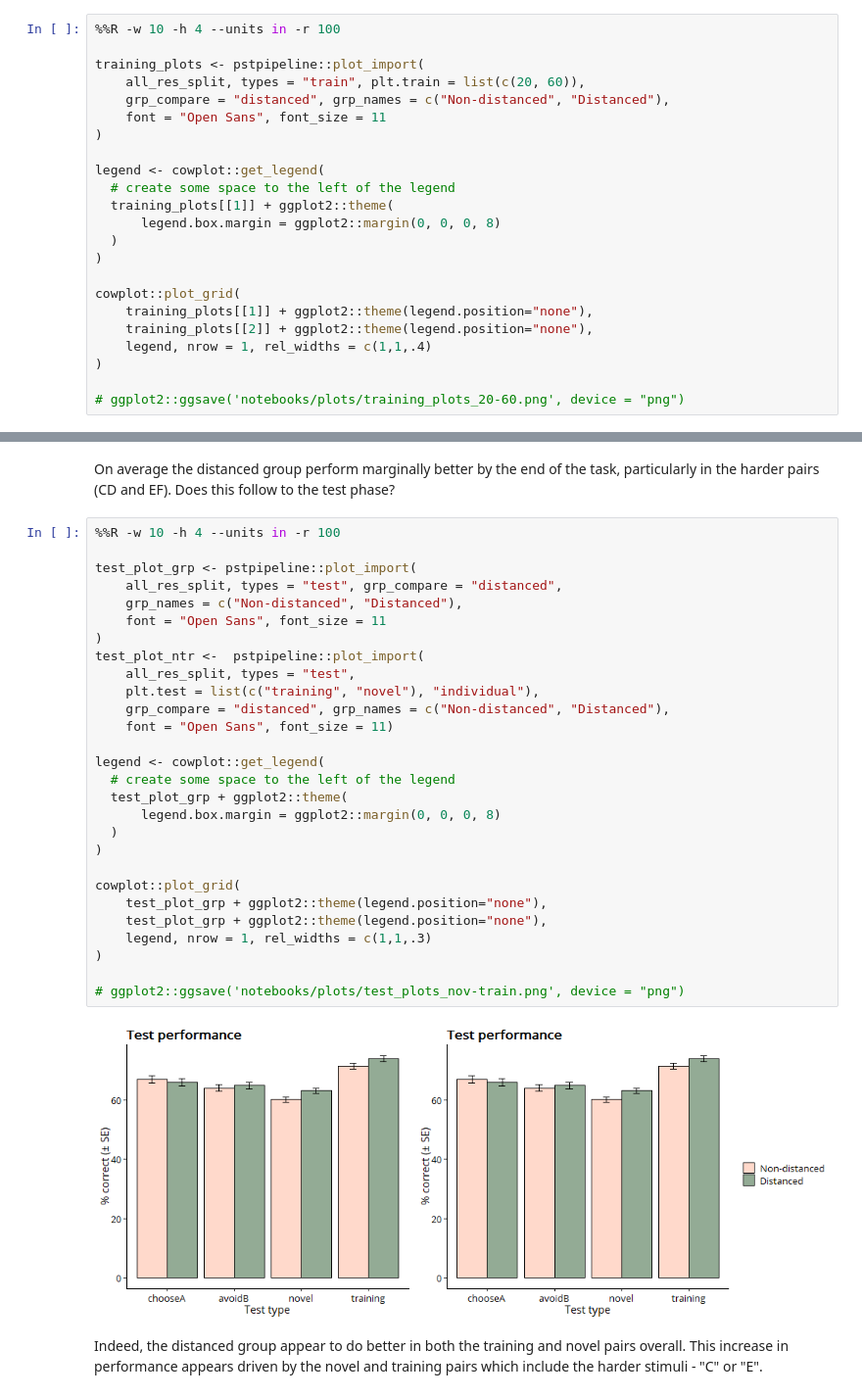
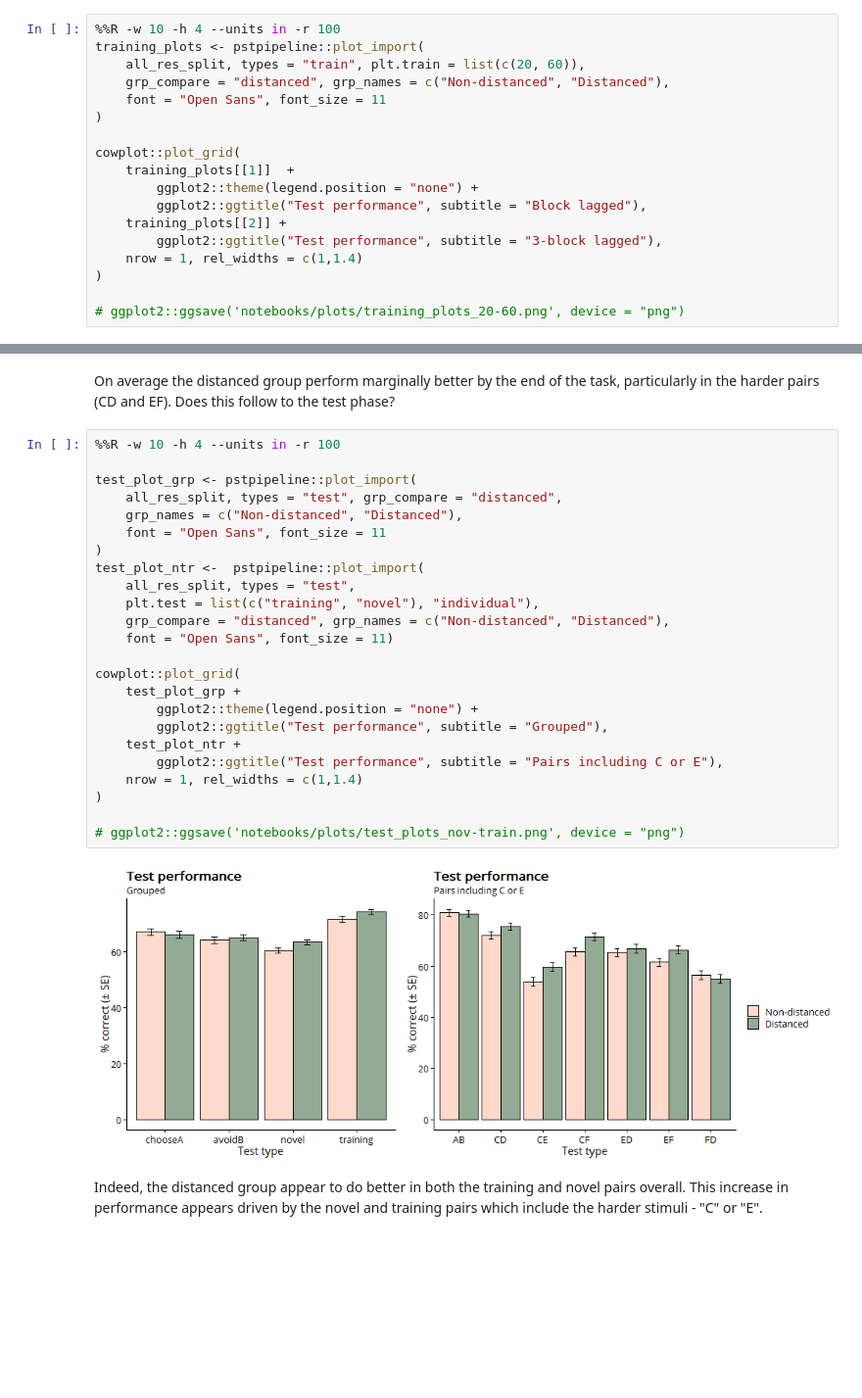
Before and after one commit to qdercon/pstpipeline, a Jupyter notebook: notebooks/data_cleaning_factor_derivation.ipynb, the cells around one changed output, grey strips where cells are left out. Shown at 98% size. Cells and saved outputs as stored; diff of their text form; blank space fills up the shorter version.

```diff
--- a/notebooks/data_cleaning_factor_derivation.ipynb
+++ b/notebooks/data_cleaning_factor_derivation.ipynb
@@ -243,24 +244,19 @@ Scores for the "Compulsivity" factor seem relatively close to that seen in the s
 ### Plot model-free training and test data
 # %%
 %%R -w 10 -h 4 --units in -r 100
-
 training_plots <- pstpipeline::plot_import(
     all_res_split, types = "train", plt.train = list(c(20, 60)),
     grp_compare = "distanced", grp_names = c("Non-distanced", "Distanced"),
     font = "Open Sans", font_size = 11
 )
 
-legend <- cowplot::get_legend(
-  # create some space to the left of the legend
-  training_plots[[1]] + ggplot2::theme(
-      legend.box.margin = ggplot2::margin(0, 0, 0, 8)
-  )
-)
-
 cowplot::plot_grid(
-    training_plots[[1]] + ggplot2::theme(legend.position="none"),
-    training_plots[[2]] + ggplot2::theme(legend.position="none"),
-    legend, nrow = 1, rel_widths = c(1,1,.4)
+    training_plots[[1]]  +
+        ggplot2::theme(legend.position = "none") +
+        ggplot2::ggtitle("Test performance", subtitle = "Block lagged"),
+    training_plots[[2]] +
+        ggplot2::ggtitle("Test performance", subtitle = "3-block lagged"),
+    nrow = 1, rel_widths = c(1,1.4)
 )
 
 # ggplot2::ggsave('notebooks/plots/training_plots_20-60.png', device = "png")
@@ -271,32 +267,28 @@ On average the distanced group perform marginally better by the end of the task,
 # %%
 %%R -w 10 -h 4 --units in -r 100
 
 test_plot_grp <- pstpipeline::plot_import(
     all_res_split, types = "test", grp_compare = "distanced",
     grp_names = c("Non-distanced", "Distanced"),
     font = "Open Sans", font_size = 11
 )
 test_plot_ntr <-  pstpipeline::plot_import(
     all_res_split, types = "test",
     plt.test = list(c("training", "novel"), "individual"),
     grp_compare = "distanced", grp_names = c("Non-distanced", "Distanced"),
     font = "Open Sans", font_size = 11)
 
-legend <- cowplot::get_legend(
-  # create some space to the left of the legend
-  test_plot_grp + ggplot2::theme(
-      legend.box.margin = ggplot2::margin(0, 0, 0, 8)
-  )
-)
-
 cowplot::plot_grid(
-    test_plot_grp + ggplot2::theme(legend.position="none"),
-    test_plot_grp + ggplot2::theme(legend.position="none"),
-    legend, nrow = 1, rel_widths = c(1,1,.3)
+    test_plot_grp +
+        ggplot2::theme(legend.position = "none") +
+        ggplot2::ggtitle("Test performance", subtitle = "Grouped"),
+    test_plot_ntr +
+        ggplot2::ggtitle("Test performance", subtitle = "Pairs including C or E"),
+    nrow = 1, rel_widths = c(1,1.4)
 )
 
 # ggplot2::ggsave('notebooks/plots/test_plots_nov-train.png', device = "png")
 # %% [output]
-[figure, old version]
+[figure, new version]
 # %% [markdown]
 Indeed, the distanced group appear to do better in both the training and novel pairs overall. This increase in performance appears driven by the novel and training pairs which include the harder stimuli - "C" or "E".
```
Also changed, not shown: parts of 3 cells of this notebook, 7 other files.
